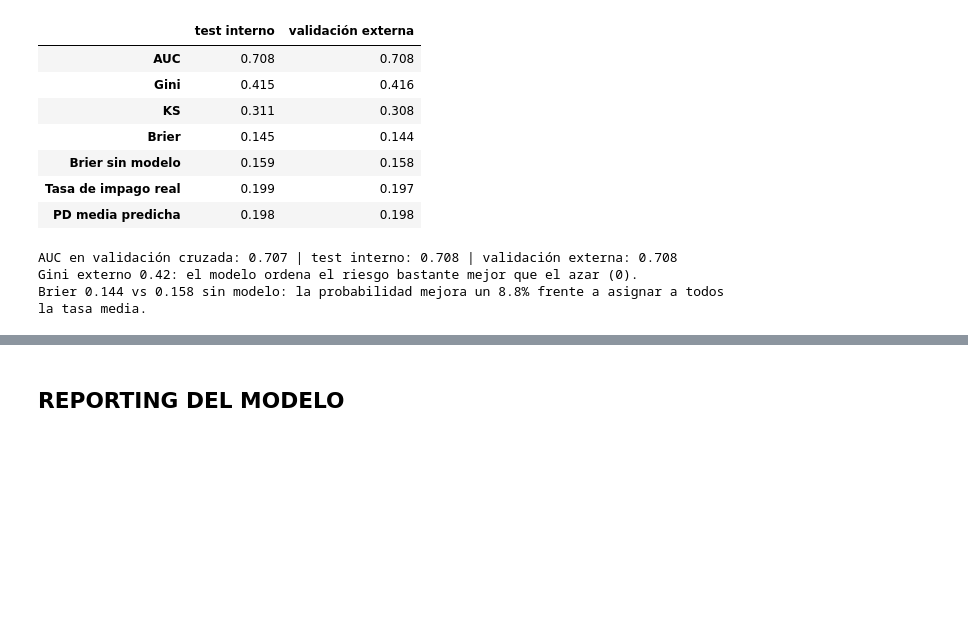
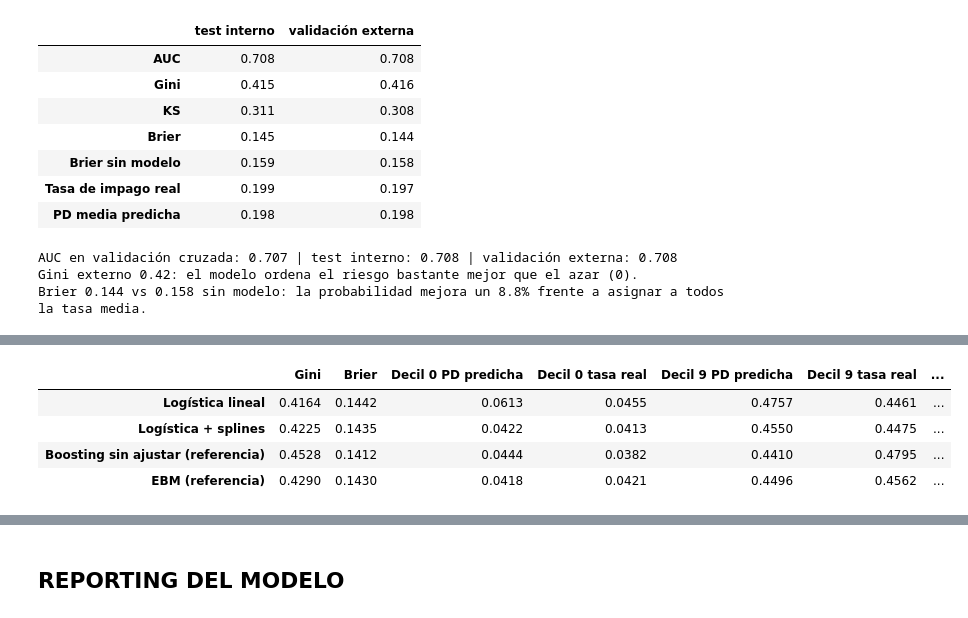
Before and after one commit to agus-chaud/scoring-crediticio, a Jupyter notebook: Notebooks/05_Modelizacion Clasificacion PD.ipynb, the cells around one changed output, grey strips where cells are left out. Saved outputs shown, nothing was run; the diff lists cells and outputs as text; code cells hidden in the pictures; blank space fills up the shorter version.

```diff
--- a/Notebooks/05_Modelizacion Clasificacion PD.ipynb
+++ b/Notebooks/05_Modelizacion Clasificacion PD.ipynb
@@ -316,0 +709,33 @@ Brier 0.144 vs 0.158 sin modelo: la probabilidad mejora un 8.8% frente a asignar
+# %%
+referencias_val = {}
+
+hgb = Pipeline([
+    ('preprocesador', clone(preprocesador)),
+    ('algoritmo', HistGradientBoostingClassifier(random_state=SEMILLA, early_stopping=True)),
+]).fit(train_x, train_y)
+referencias_val['Boosting sin ajustar (referencia)'] = hgb.predict_proba(val_x)[:, 1]
+
+try:
+    from interpret.glassbox import ExplainableBoostingClassifier
+except ImportError:
+    print('⚠️ La librería opcional `interpret` no está instalada: se omite el EBM de referencia.')
+else:
+    ebm = Pipeline([
+        ('preprocesador', clone(preprocesador)),
+        ('algoritmo', ExplainableBoostingClassifier(interactions=10, min_samples_leaf=50,
+                                                    random_state=SEMILLA, n_jobs=8)),
+    ]).fit(train_x, train_y)
+    referencias_val['EBM (referencia)'] = ebm.predict_proba(val_x)[:, 1]
+
+comparacion_referencias = evaluar_externa({'Logística lineal': pred_val_lineal,
+                                           'Logística + splines': pred_splines_val,
+                                           **referencias_val}, val_y)
+with pd.option_context('display.float_format', '{:.4f}'.format, 'display.width', 200,
+                       'display.max_columns', None):
+    display(comparacion_referencias)
+# %% [output]
+|  | Gini | Brier | Decil 0 PD predicha | Decil 0 tasa real | Decil 9 PD predicha | Decil 9 tasa real | ... |
+| Logística lineal | 0.4164 | 0.1442 | 0.0613 | 0.0455 | 0.4757 | 0.4461 | ... |
+| Logística + splines | 0.4225 | 0.1435 | 0.0422 | 0.0413 | 0.4550 | 0.4475 | ... |
+| Boosting sin ajustar (referencia) | 0.4528 | 0.1412 | 0.0444 | 0.0382 | 0.4410 | 0.4795 | ... |
+| EBM (referencia) | 0.4290 | 0.1430 | 0.0418 | 0.0421 | 0.4496 | 0.4562 | ... |
```
Also changed, not shown: parts of 23 cells of this notebook.
